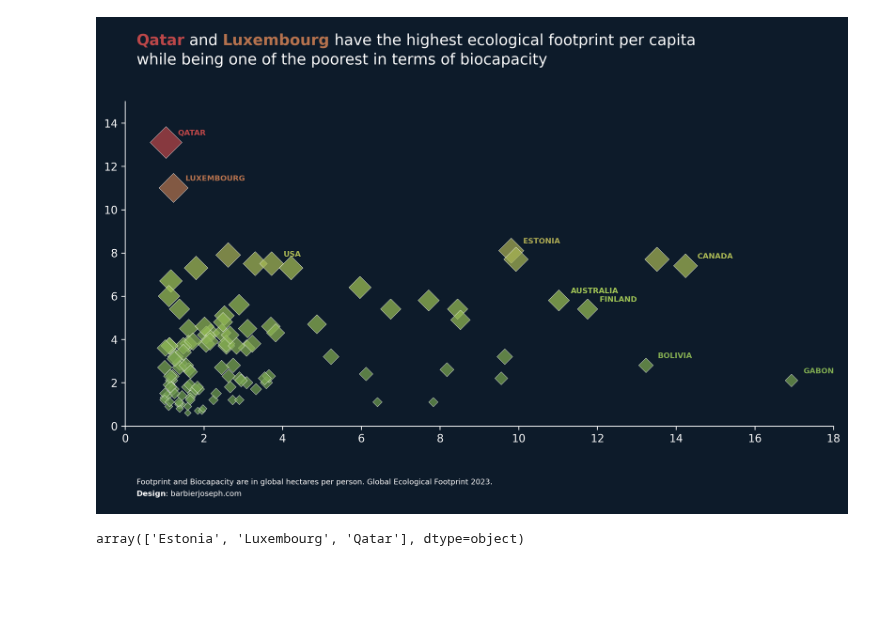
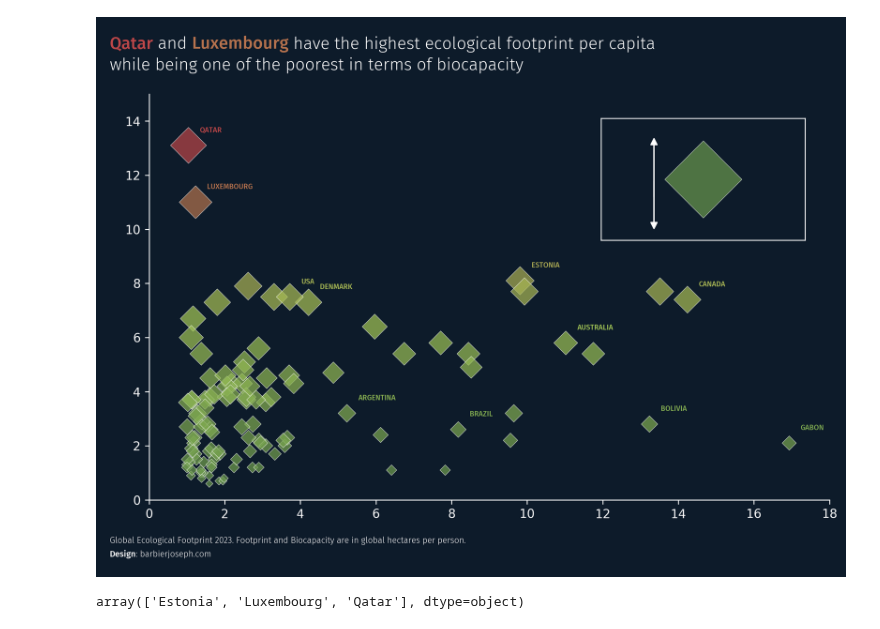
Before and after one commit to JosephBARBIERDARNAL/misc-dataviz, a Jupyter notebook: ecology-country/code.ipynb, the cells around one changed output. Cells and saved outputs as stored; diff of their text form; code cells hidden in the pictures; blank space fills up the shorter version.

```diff
--- a/ecology-country/code.ipynb
+++ b/ecology-country/code.ipynb
@@ -69,6 +56,24 @@ data = data[data['biocapacity']< 60]
 def create_gradient_colormap(colors):
    cmap = LinearSegmentedColormap.from_list("custom_gradient", colors, N=256)
    return cmap
+def draw_arrow(
+   fig, tail_position, head_position,
+   color='black', lw=1, radius=0.1, tail_width=0.01,
+   head_width=5, head_length=5, invert=False,
+   **kwargs):
+   arrow_style = f"Simple, tail_width={tail_width}, head_width={head_width}, head_length={head_length}"
+   connection_style = f"arc3,rad={'-' if invert else ''}{radius}"
+   arrow_patch = FancyArrowPatch(
+      tail_position,
+      head_position,
+      connectionstyle=connection_style,
+      transform=fig.transFigure,
+      arrowstyle=arrow_style,
+      color=color,
+      lw=lw,
+      **kwargs,
+   )
+   fig.patches.append(arrow_patch)
 
 # parameters
 colors = ['#6a994e', '#a7c957', '#bc4749']
@@ -77,14 +82,20 @@ background_color = '#0d1b2a'
 text_color = 'white'
 countries_to_annote = [
    'Australia', 'Bolivia', 'Canada',
-   'Finland', 'Gabon',
+   'Gabon', 'Brazil', 'Argentina',
    'Estonia', 'Luxembourg', 'Qatar',
-   'United States of America'
+   'United States of America', 'Denmark',
 ]
 x_col = 'biocapacity'
 y_col = 'footprint'
 c = 'earthsRequired'
 s = 'earthsRequired'
+
+# font
+personal_path = '/Users/josephbarbier/Library/Fonts/'
+font_path = personal_path + 'FiraSans-Light.ttf'
+font = FontProperties(fname=font_path)
+bold_font = FontProperties(fname=personal_path + 'FiraSans-Medium.ttf')
 
 fig, ax = plt.subplots(figsize=(10, 6), dpi=300)
 fig.set_facecolor(background_color)
@@ -107,8 +118,6 @@ scatter = ax.scatter(
    marker='D',
    linewidth=0.4
 )
-#ax.set_xlabel(x_col, color=text_color)
-#ax.set_ylabel(y_col, color=text_color)
 
 for country in countries_to_annote:
    x = data.loc[data['country'] == country, x_col].values[0]
@@ -118,10 +127,10 @@ for country in countries_to_annote:
       country = 'USA'
    ax_text(
       x+0.3,
-      y+0.6,
+      y+0.7,
       country.upper(),
-      fontsize=7,
-      fontweight='bold',
+      fontsize=6,
+      font=bold_font,
       color=color,
       ha='left',
       va='top',
@@ -141,41 +150,71 @@ fig_text(
    text,
    fontsize=14,
    color=text_color,
+   font=font,
    ha='left',
    va='top',
    highlight_textprops=[
-      {'fontweight':'bold', 'color':qatar_color},
-      {'fontweight':'bold', 'color':luxembourg_color}
+      {'font':bold_font, 'color':qatar_color},
+      {'font':bold_font, 'color':luxembourg_color}
    ],
    ax=ax
 )
 
 # credit and about
 text = """
-Footprint and Biocapacity are in global hectares per person. Global Ecological Footprint 2023.
+Global Ecological Footprint 2023. Footprint and Biocapacity are in global hectares per person.
 <Design>: barbierjoseph.com
 """
 fig_text(
    0.08,
    0.05,
    text,
    fontsize=7,
+   font=font,
    color=text_color,
    ha='left',
    va='top',
    highlight_textprops=[
-      #{'fontweight':'bold'},
-      #{'fontweight':'bold'},
-      {'fontweight':'bold'}
+      {'font':bold_font}
    ],
    ax=ax
 )
 
-plt.tight_layout()
+# legend
+subax = inset_axes(
+   parent_axes=ax,
+   width="30%",
+   height="30%",
+   loc=1,
+   borderpad=2
+)
+# plot qatar only
+qatar = data[data['country'] == 'Qatar']
+subax.scatter(
+   qatar[x_col],
+   qatar[y_col],
+   c=qatar[c],
+   s=2000,
+   cmap=cmap,
+   edgecolor='white',
+   alpha=0.7,
+   marker='D',
+   linewidth=0.4
+)
+subax.patch.set_alpha(0)
+subax.spines[['bottom', 'left', 'top', 'right']].set_color(text_color)
+subax.set_xticks([])
+subax.set_yticks([])
+
+# arrow in the legend
+draw_arrow(fig, (0.7, 0.68), (0.7, 0.8), color='white', radius=0)
+draw_arrow(fig, (0.7, 0.72), (0.7, 0.62), color='white', radius=0)
+
+#plt.tight_layout()
 plt.savefig('scatterplot.png', bbox_inches='tight', dpi=300)
 plt.show()
 # %% [output]
-[figure, old version]
+[figure, new version]
 # %%
 data[(data[y_col] > 8)][['country', x_col, y_col]].country.values
 #data[(data[y_col] >6)][['country', x_col, y_col]]
```
Also changed, not shown: parts of 1 cell of this notebook, 1 other file.
